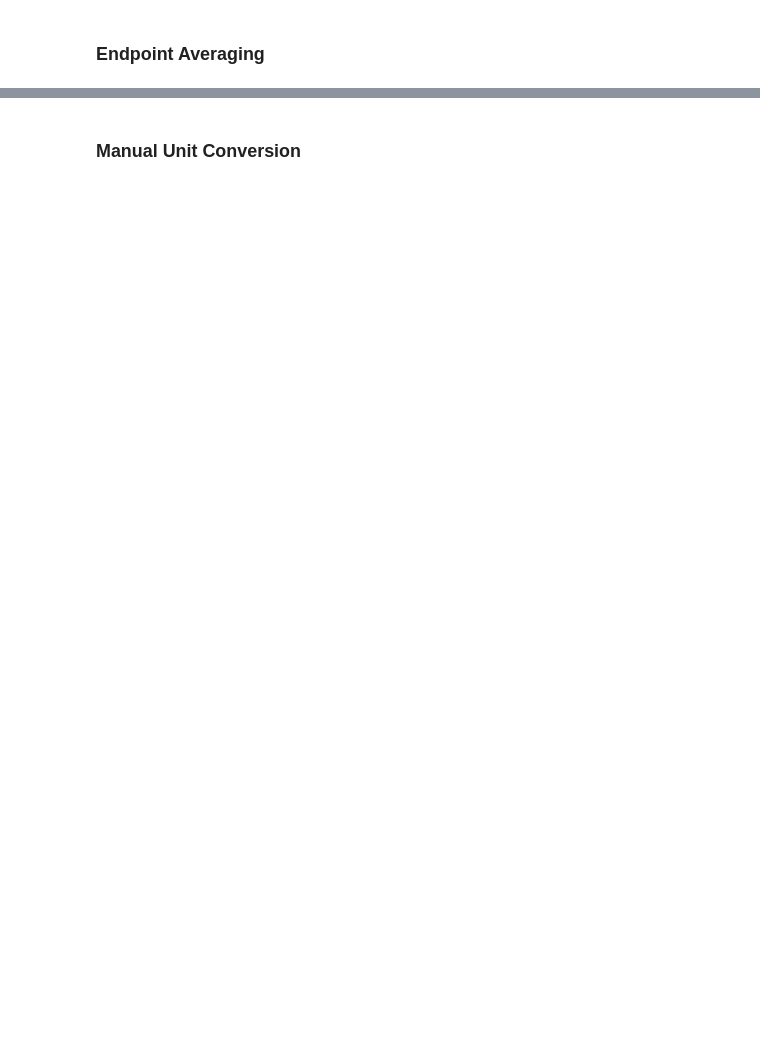
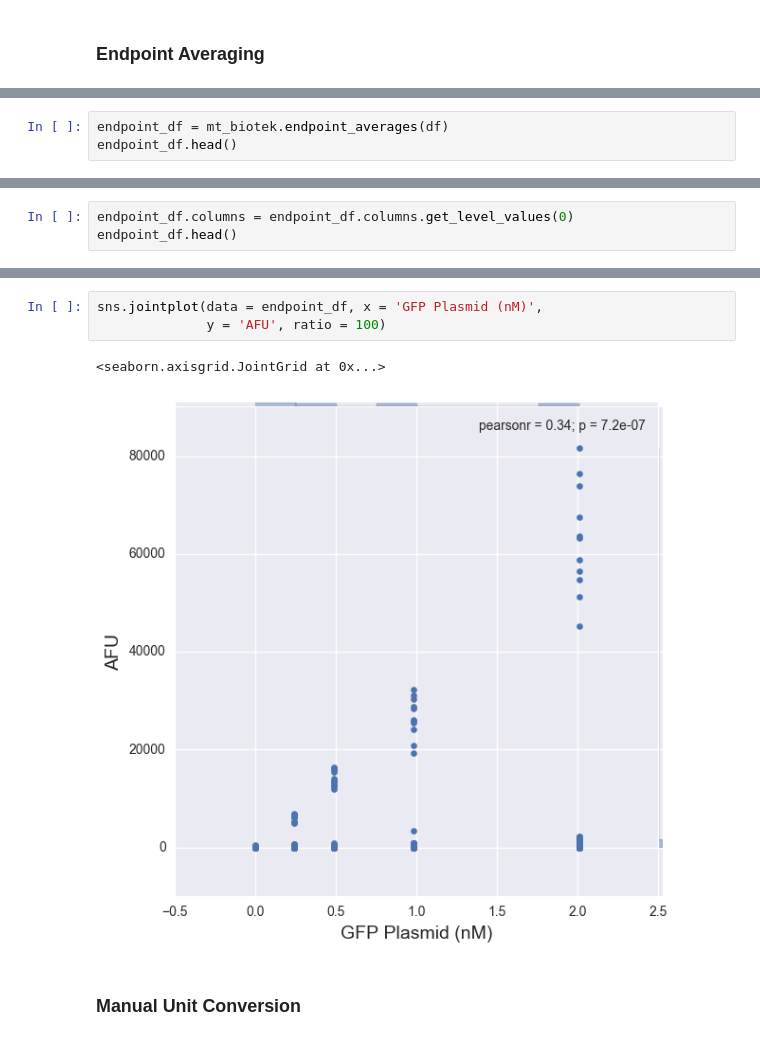
Before and after one commit to sclamons/murraylab_tools, a Jupyter notebook: examples/Biotek Analysis Usage Examples.ipynb, the cells around one changed output, grey strips where cells are left out. Drawn from its saved outputs; the diff is of its cells as text; blank space fills up the shorter version.

```diff
--- a/examples/Biotek Analysis Usage Examples.ipynb
+++ b/examples/Biotek Analysis Usage Examples.ipynb
@@ -83,0 +142,3 @@ Note in the example above
+# %%
+endpoint_df = mt_biotek.endpoint_averages(df)
+endpoint_df.head()
@@ -83,0 +155,3 @@ Note in the example above
+# %%
+endpoint_df.columns = endpoint_df.columns.get_level_values(0)
+endpoint_df.head()
@@ -84,2 +166,8 @@ Note in the example above
+# %%
+sns.jointplot(data = endpoint_df, x = 'GFP Plasmid (nM)',
+              y = 'AFU', ratio = 100)
+# %% [output]
+<seaborn.axisgrid.JointGrid at 0x...>
+[figure, added]
 # %% [markdown]
 ### Manual Unit Conversion
```
Also changed, not shown: parts of 13 cells of this notebook, 5 other files.
